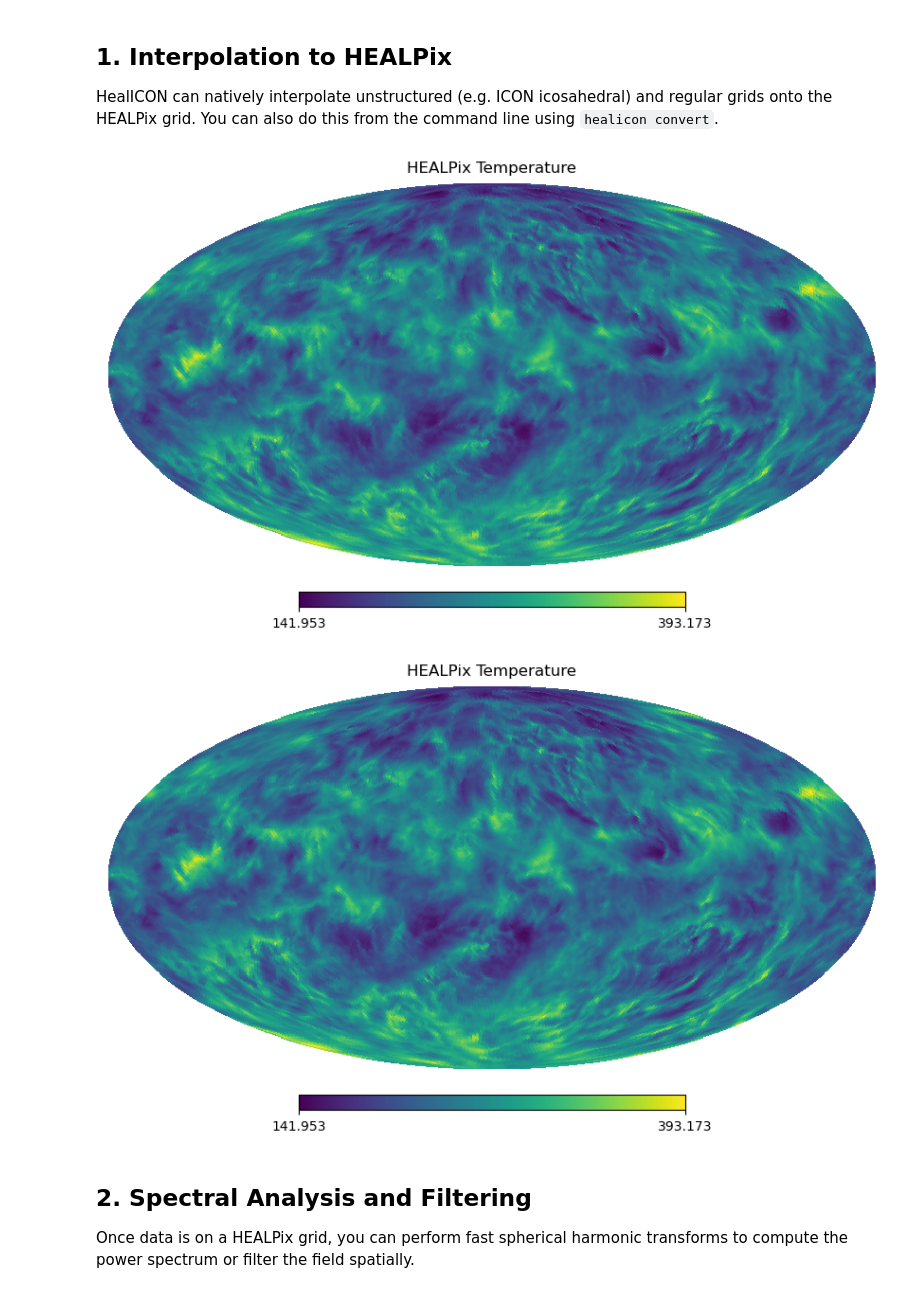
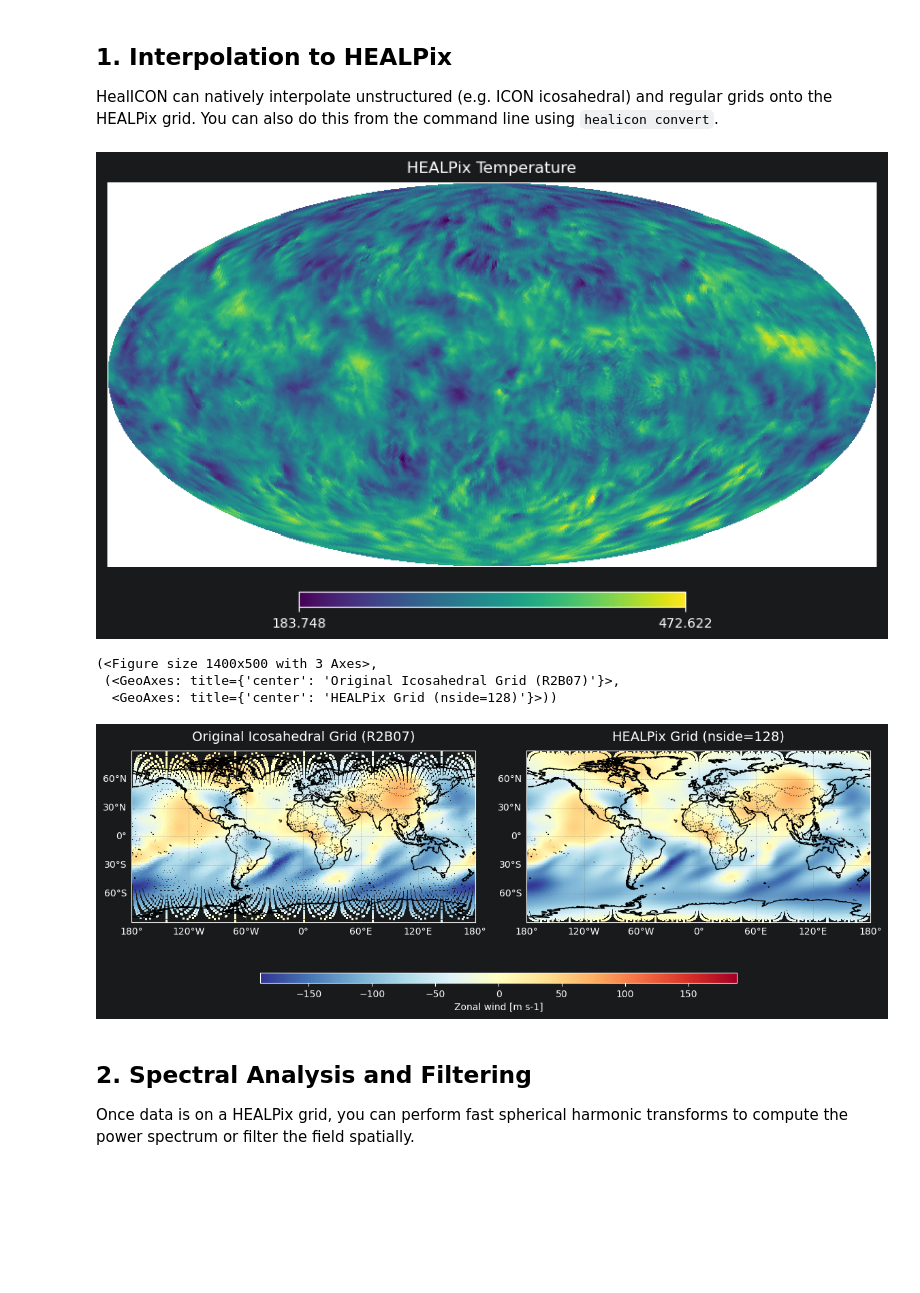
Before and after one commit to deterministic-nonperiodic/HealICON, a Jupyter notebook: examples/HealICON_Tutorial.ipynb, the cells around one changed output. Cells and saved outputs as stored; diff of their text form; code cells hidden in the pictures; blank space fills up the shorter version.

```diff
--- a/examples/HealICON_Tutorial.ipynb
+++ b/examples/HealICON_Tutorial.ipynb
@@ -9,21 +9,47 @@ HealICON can natively interpolate unstructured (e.g. ICON icosahedral) and regul
 # %%
 import xarray as xr
 from healicon.interpolate import interpolate_to_healpix
 import healpy as hp
 import matplotlib.pyplot as plt
 
 # We assume you have some sample NetCDF data in this directory
-ds = xr.open_dataset('UA-ICON_NWP_temp_DOM01_HL_60-110km_202501.nc').isel(time=0, height=0)
+ds = xr.open_dataset('UA-ICON_NWP_atm_DOM01_ML_20250202T000000Z.nc').isel(time=0, height=20)
 
 # Interpolate to HEALPix (e.g., nside=64)
-ds_hp = interpolate_to_healpix(ds_icon, nside=64)
+ds_hp = interpolate_to_healpix(ds, nside=64)
 
-hp.mollview(ds['temp'].values, title="HEALPix Temperature", nest=True)
-hp.mollview(ds_hp['temp'].values, title="HEALPix Temperature", nest=True)
+hp.mollview(ds_hp['temp'].values, title="HEALPix Temperature", nest=False)
 plt.show()
 # %% [output]
-[figure, old version]
+[figure, new version]
-[figure, removed]
+# %%
+import xarray as xr
+
+from healicon.interpolate import interpolate_to_healpix
+from plot import plot_quicklook
+
+ds = xr.open_dataset("icon_grid_mwe.nc").isel(height=20, time=-1)
+
+ds_hp = interpolate_to_healpix(ds, nside=128)
+
+save_path = "u_wind_new_comparison.png"
+
+plot_quicklook(
+        ds[["u"]],
+        ds_hp,
+        var_name='u',
+        height_idx=0,
+        time_idx=0,
+        save_path=save_path,
+        plot_nodes=False,
+        node_subsample=100,
+        orig_title='Original Icosahedral Grid (R2B07)'
+    )
+# %% [output]
+(<Figure size 1400x500 with 3 Axes>,
+ (<GeoAxes: title={'center': 'Original Icosahedral Grid (R2B07)'}>,
+  <GeoAxes: title={'center': 'HEALPix Grid (nside=128)'}>))
+[figure, added]
 # %% [markdown]
 ## 2. Spectral Analysis and Filtering
 
```
Also changed, not shown: parts of 5 cells of this notebook, 7 other files.
